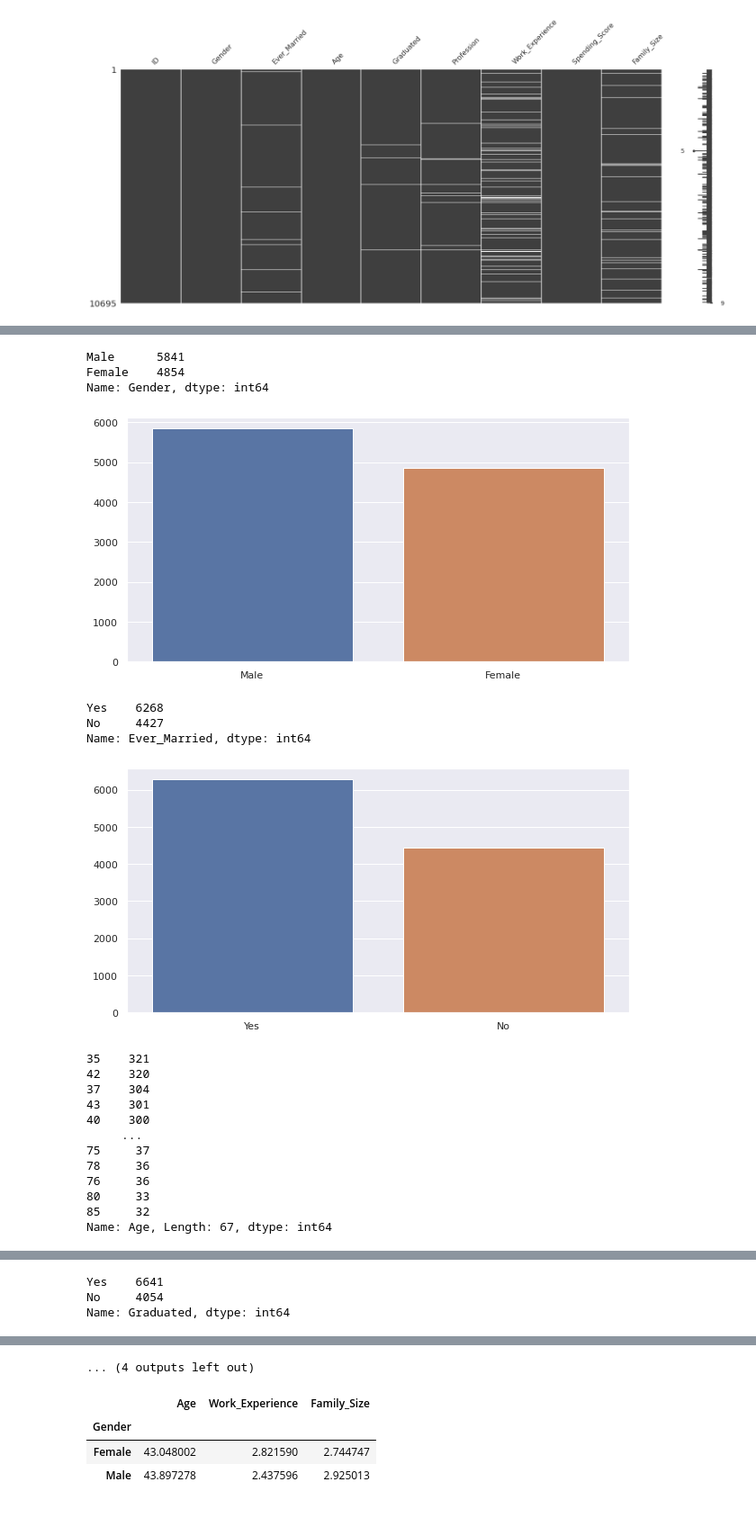
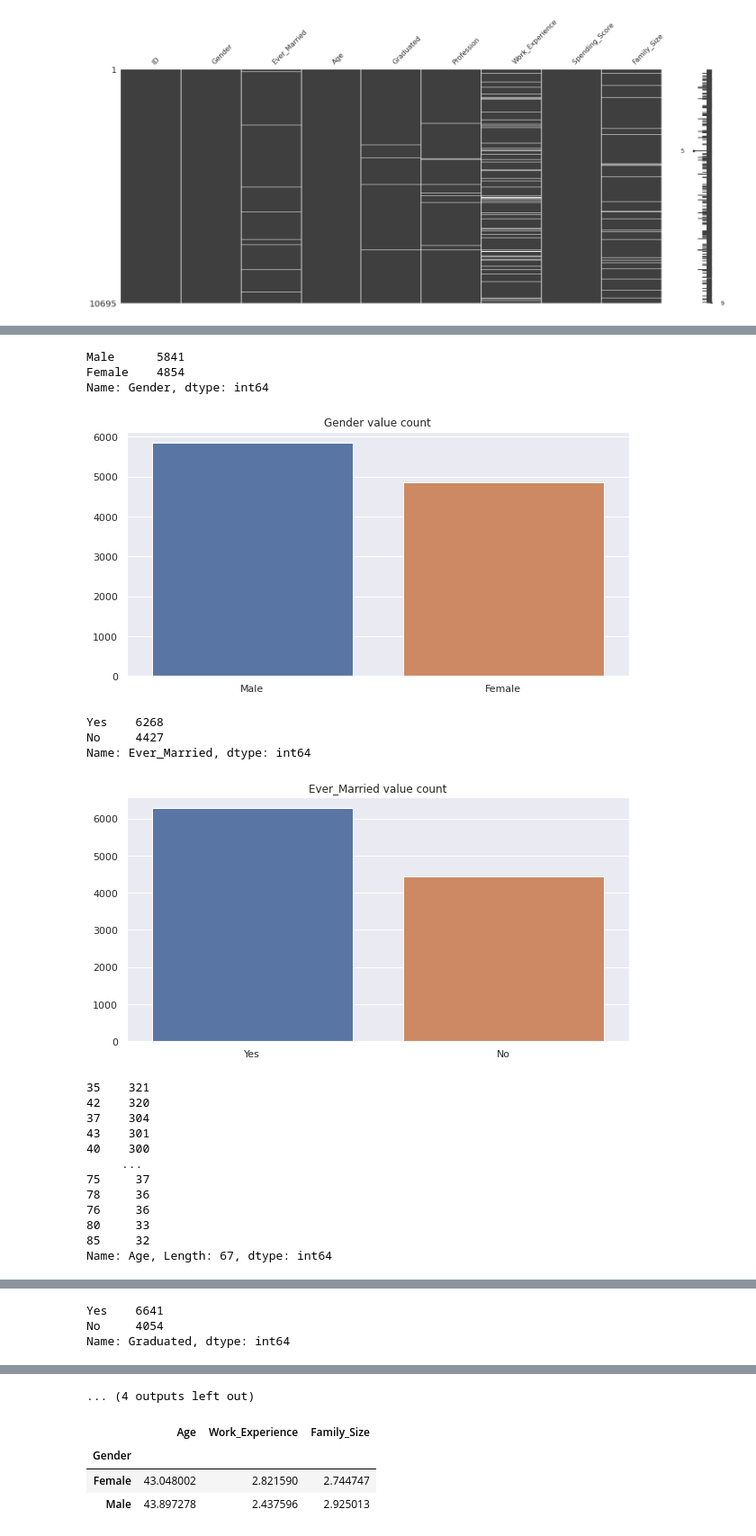
Before and after one commit to sheunq/Customer-Segmentation-with-KMeans-and-PCA, a Jupyter notebook: customer-segmentation-with-kmeans-and-pca.ipynb, the cells around one changed output, grey strips where cells are left out. Shown at 90% size. Cells and saved outputs as stored; diff of their text form; code cells hidden in the pictures.

```diff
--- a/customer-segmentation-with-kmeans-and-pca.ipynb
+++ b/customer-segmentation-with-kmeans-and-pca.ipynb
@@ -141,20 +141,21 @@ customer.sample(4)
 # %%
 for i in customer.columns:
     display(customer[i].value_counts())
     plt.figure(figsize=(10,5))
     sns.barplot(customer[i].value_counts().index,customer[i].value_counts().values)
     if len(customer[i].value_counts().index)>=9:
         plt.xticks(rotation=90)
+    plt.title(f'{i} value count')
     plt.show()
 # %% [output]
 Male      5841
 Female    4854
 Name: Gender, dtype: int64
-[figure, old version]
+[figure, new version]
 Yes    6268
 No     4427
 Name: Ever_Married, dtype: int64
-[figure, old version]
+[figure, new version]
 35    321
 42    320
 37    304
```
Also changed, not shown: parts of 9 cells of this notebook.
